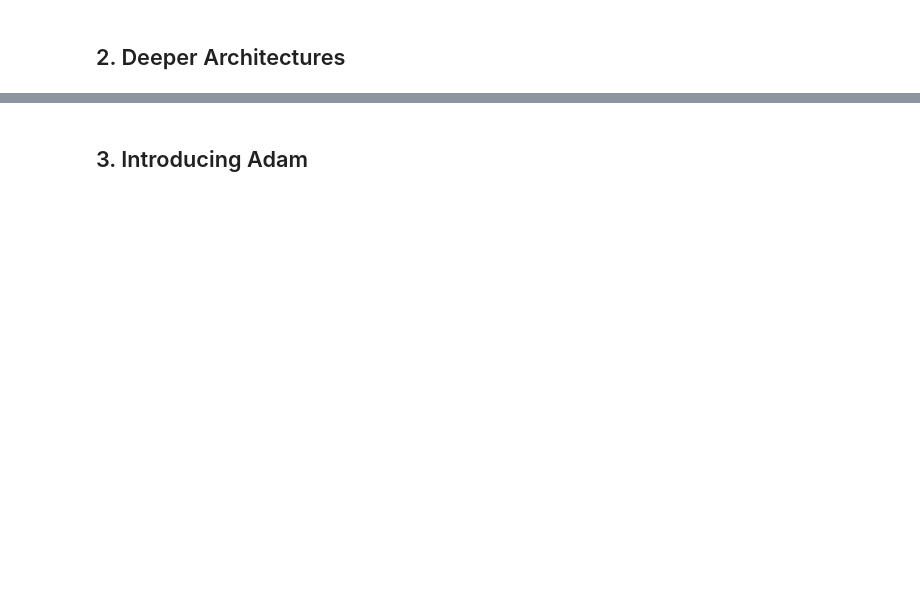
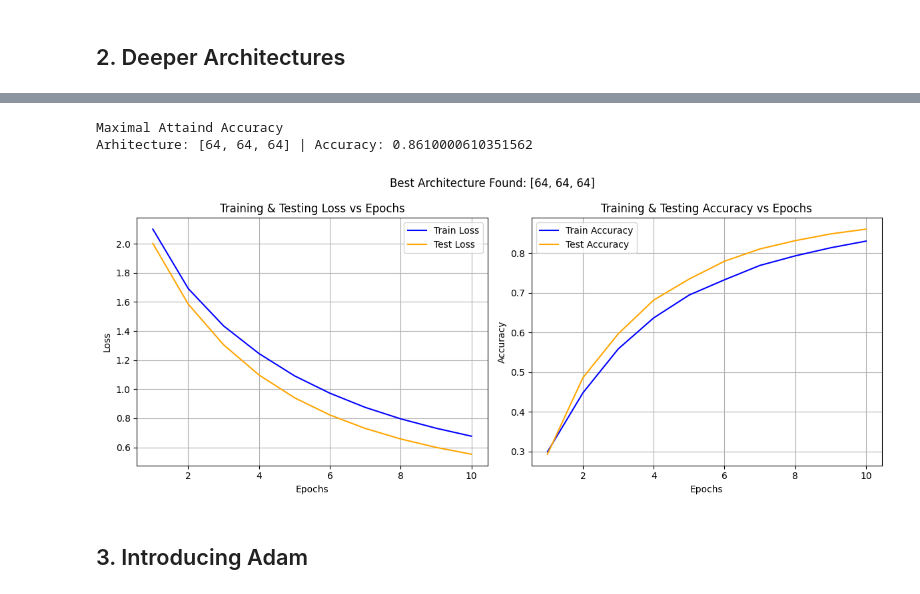
Before and after one commit to kevindemann/MachineLearningProject, a Jupyter notebook: src/experiments.ipynb, the cells around one changed output, grey strips where cells are left out. Drawn from its saved outputs; the diff is of its cells as text; code cells hidden in the pictures; blank space fills up the shorter version.

```diff
--- a/src/experiments.ipynb
+++ b/src/experiments.ipynb
@@ -155,3 +205,16 @@ fig.plot
+# %%
+max_acc_index = np.argmax(np.array(accuracies_2_A))
+
+optimial_architecture =  architecture_2_A[max_acc_index]
+
+print('Maximal Attaind Accuracy')
+print(f'Arhitecture: {optimial_architecture} | Accuracy: {accuracies_2_A[max_acc_index]}')
+
+visualization(histories_2_a_A[max_acc_index], f'Best Architecture Found: {optimial_architecture}', epochs= epochs)
+# %% [output]
+Maximal Attaind Accuracy
+Arhitecture: [64, 64, 64] | Accuracy: 0.8610000610351562
+[figure, added]
 # %% [markdown]
 ## 3. Introducing Adam
 # %%
```
Also changed, not shown: parts of 19 cells of this notebook, 3 other files.
